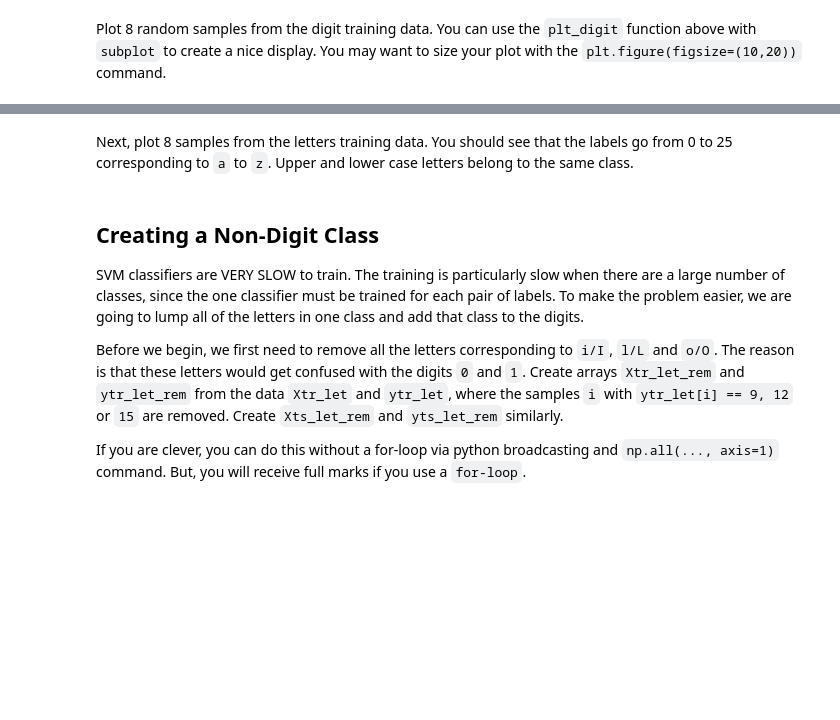
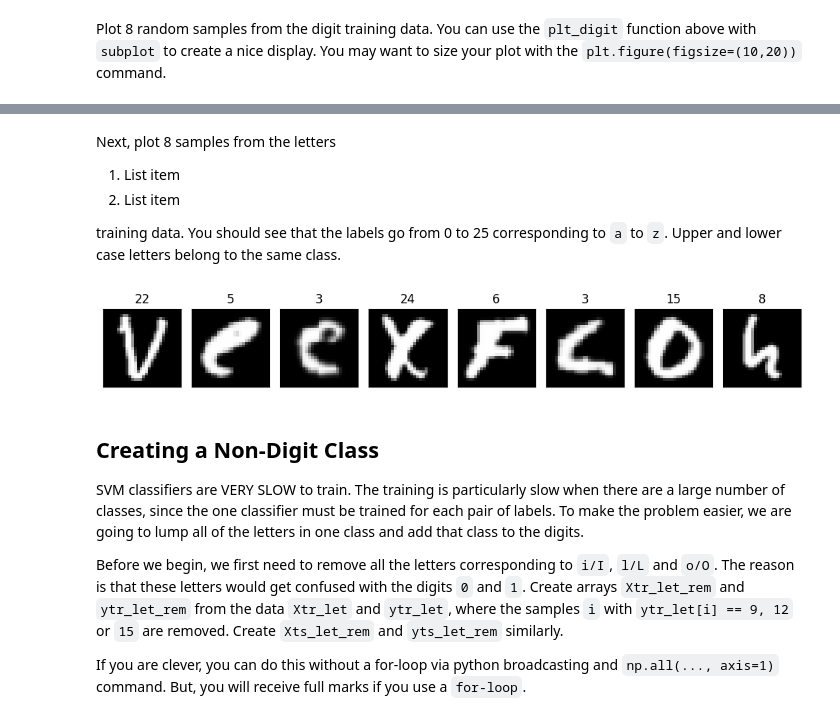
Before and after one commit to aladd2021/FinalCodeUR2, a Jupyter notebook: unit08_svm/lab_emnist_2020_partial.ipynb, the cells around one changed output, grey strips where cells are left out. Drawn from its saved outputs; the diff is of its cells as text; code cells hidden in the pictures; blank space fills up the shorter version.

```diff
--- a/unit08_svm/lab_emnist_2020_partial.ipynb
+++ b/unit08_svm/lab_emnist_2020_partial.ipynb
@@ -161,2 +160,7 @@ AttributeError: 'numpy.ndarray' object has no attribute 'imshow'
 # %% [markdown]
-Next, plot 8 samples from the letters training data.  You should see that the labels go from 0 to 25 corresponding to `a` to `z`.  Upper and lower case letters belong to the same class.
+Next, plot 8 samples from the letters
+
+1.   List item
+2.   List item
+
+training data.  You should see that the labels go from 0 to 25 corresponding to `a` to `z`.  Upper and lower case letters belong to the same class.
@@ -165,3 +167,18 @@ Next, plot 8 samples from the letters training data.  You should see that the la
+# %%
+nplt = 8
+Iperm = np.random.permutation(Xtr_let.shape[0])[:nplt]
+
+fig, ax = plt.subplots(1, nplt, figsize=(10, 3))
+
+for i in range(nplt):
+    ind = Iperm[i]
+    plt.subplot(1, nplt, i + 1)
+    plt_digit(Xtr_let[ind, :], ytr_let[ind])
+
+plt.tight_layout()
+plt.show()
+# %% [output]
+[figure, added]
 # %% [markdown]
 ## Creating a Non-Digit Class
 
```
Also changed, not shown: parts of 11 cells of this notebook.
